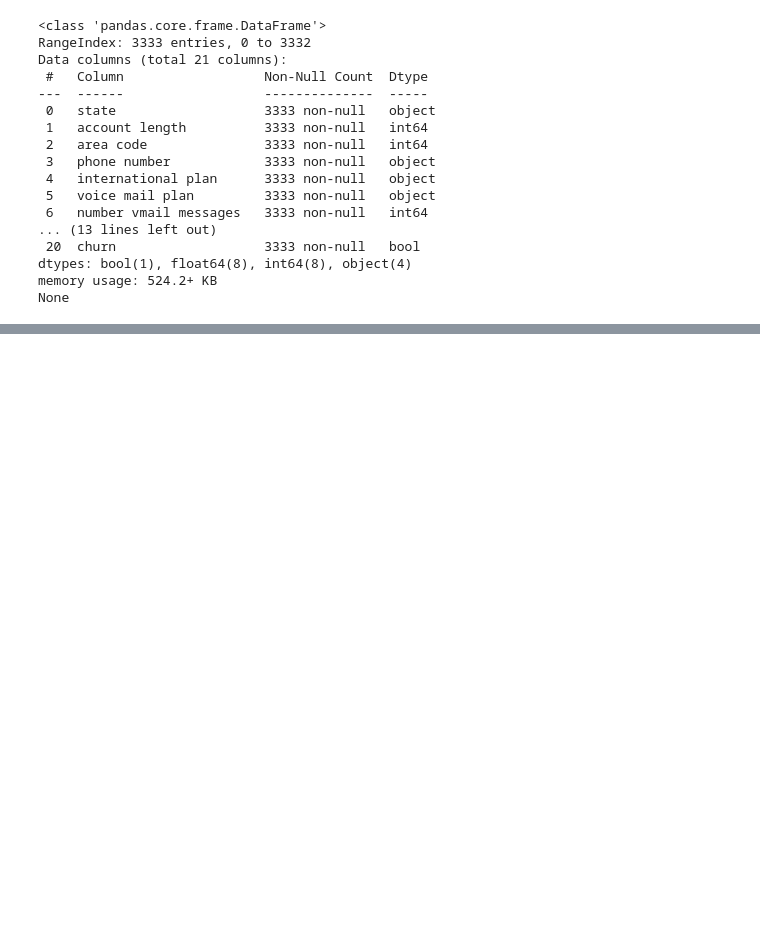
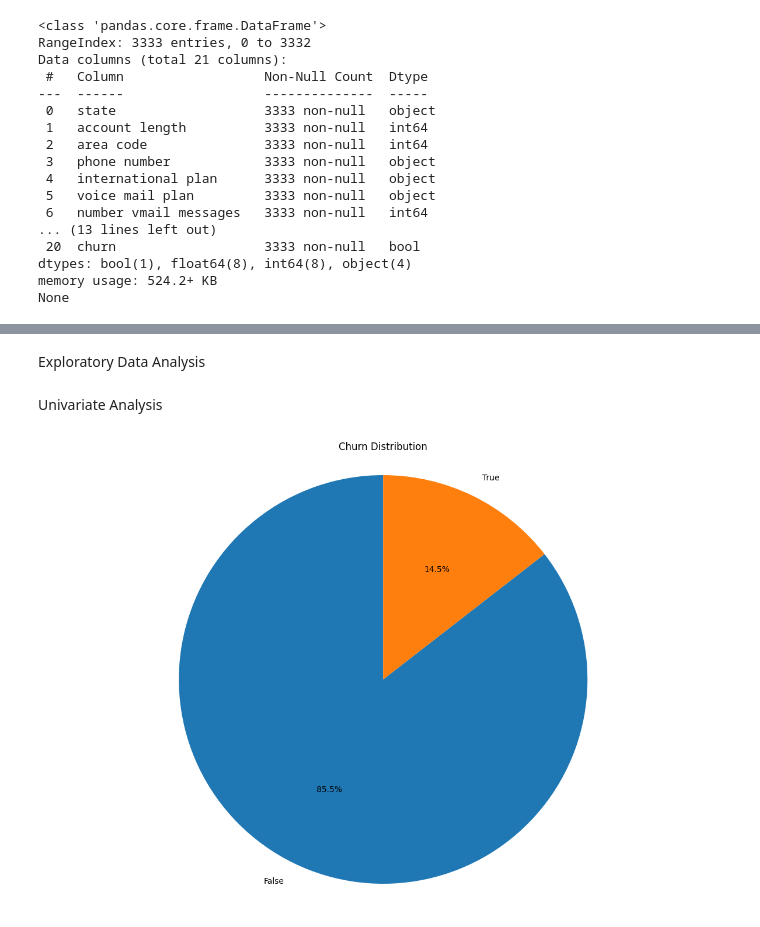
Before and after one commit to NgenziNevilleMativo/syriatel_customer_churn, a Jupyter notebook: index.ipynb, the cells around one changed output, grey strips where cells are left out. Saved outputs shown, nothing was run; the diff lists cells and outputs as text; code cells hidden in the pictures; blank space fills up the shorter version.

```diff
--- a/index.ipynb
+++ b/index.ipynb
@@ -131,0 +189,10 @@ Categorical Columns: Index(['state', 'phone_number', 'international_plan', 'voic
+# %%
+#converting 'area code' datatype
+df["area_code"] = df["area_code"].astype(object)
+# %%
+#Dropping the 'phone number' column
+df = df.drop("phone_number", axis=1)
+# %% [markdown]
+Exploratory Data Analysis
+# %% [markdown]
+Univariate Analysis
@@ -131,0 +213,14 @@ Categorical Columns: Index(['state', 'phone_number', 'international_plan', 'voic
+# %%
+# representing the same using a Pie Chart to visualize the percentages
+churn_counts = df['churn'].value_counts()
+
+# Create a new figure with a larger size
+plt.figure(figsize=(15, 10))
+
+# Create a pie chart
+plt.pie(churn_counts, labels=churn_counts.index, autopct='%1.1f%%', startangle=90)
+plt.title('Churn Distribution')
+plt.axis('equal')  # Equal aspect ratio ensures that pie is drawn as a circle
+plt.show()
+# %% [output]
+[figure, added]
```
Also changed, not shown: parts of 21 cells of this notebook.
